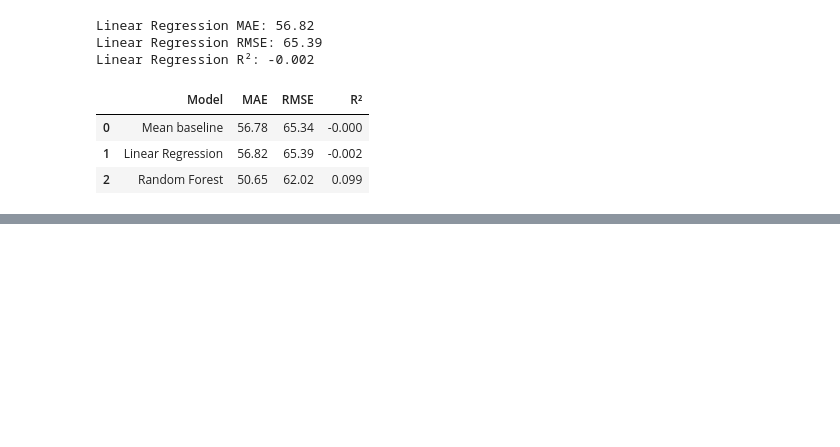
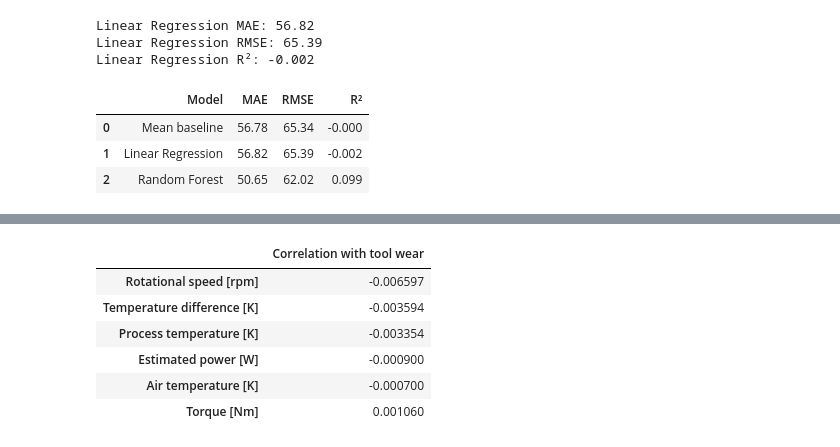
Before and after one commit to palamankumar688-lgtm/industrial-machine-failure-prediction, a Jupyter notebook: Industrial_Machine_Failure_Prediction.ipynb, the cells around one changed output, grey strips where cells are left out. Drawn from its saved outputs; the diff is of its cells as text; code cells hidden in the pictures; blank space fills up the shorter version.

Commit message:
Add torque regression and alert analysis

```diff
--- a/Industrial_Machine_Failure_Prediction.ipynb
+++ b/Industrial_Machine_Failure_Prediction.ipynb
@@ -717,0 +738,17 @@ display(regression_results)
+# %%
+wear_correlations = (
+    X_reg_train
+    .select_dtypes(include=["number"])
+    .corrwith(y_reg_train)
+    .sort_values()
+)
+
+display(wear_correlations.to_frame("Correlation with tool wear"))
+# %% [output]
+|  | Correlation with tool wear |
+| Rotational speed [rpm] | -0.006597 |
+| Temperature difference [K] | -0.003594 |
+| Process temperature [K] | -0.003354 |
+| Estimated power [W] | -0.000900 |
+| Air temperature [K] | -0.000700 |
+| Torque [Nm] | 0.001060 |
```
Also changed, not shown: parts of 7 cells of this notebook.
